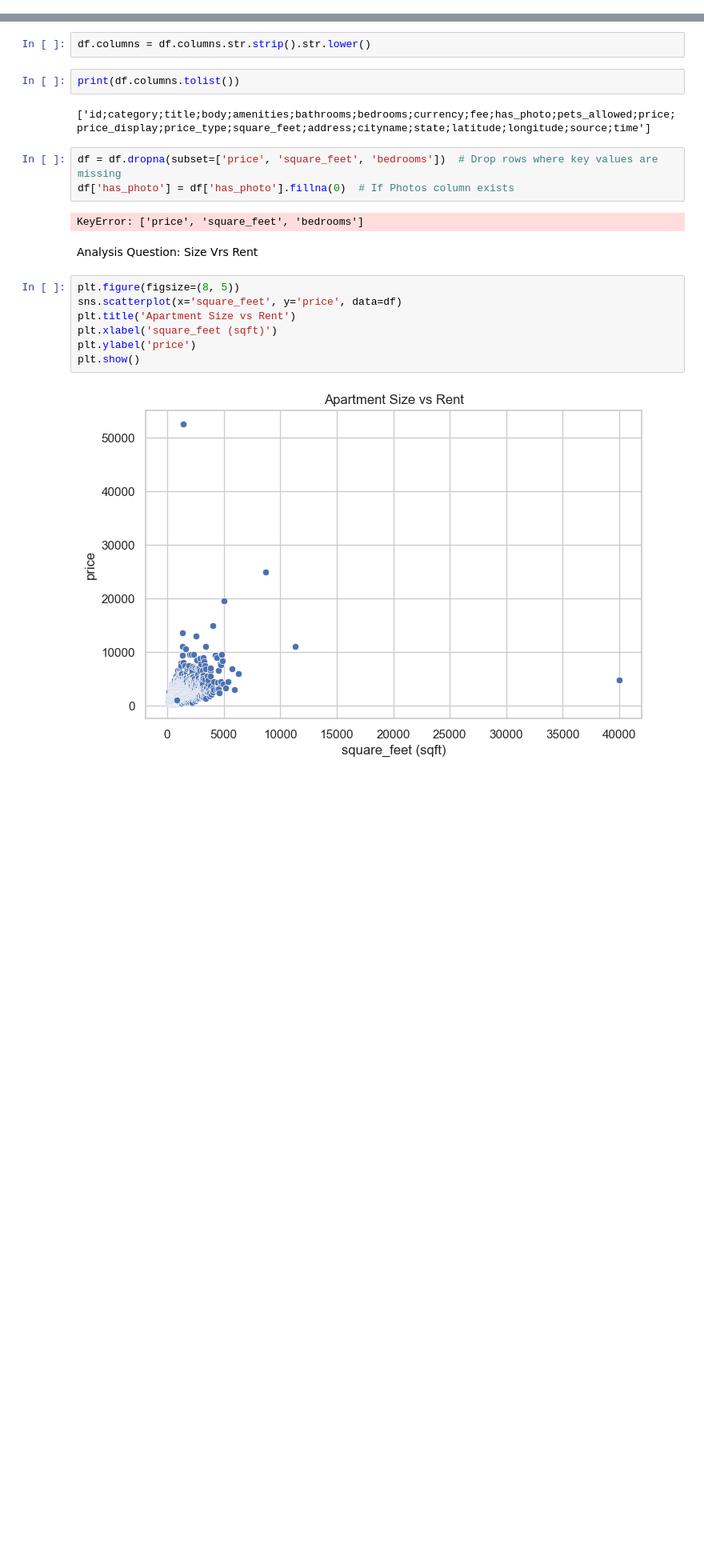
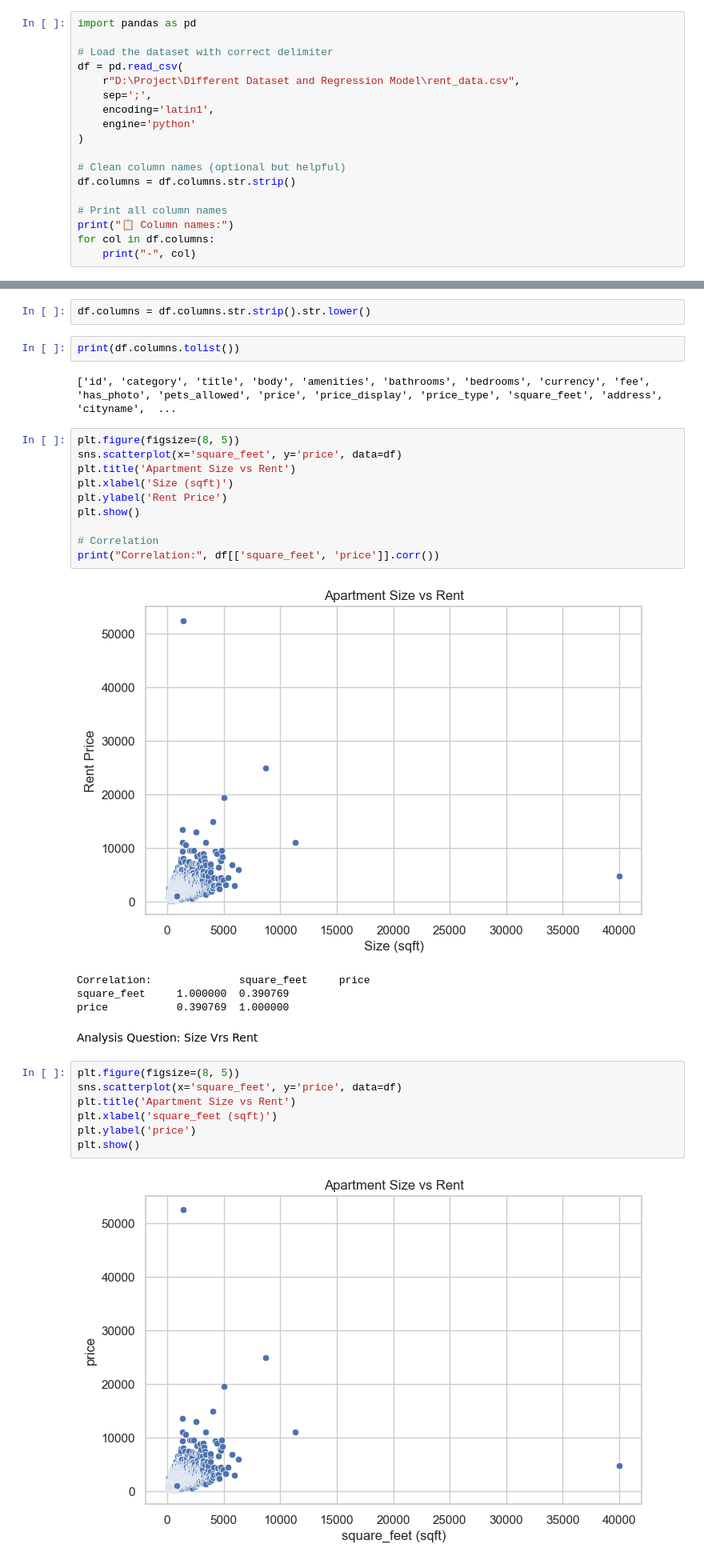
Before and after one commit to Amodni007/Different-Dataset-And-Regression-Model, a Jupyter notebook: Rent_EDA.ipynb, the cells around one changed output, grey strips where cells are left out. Shown at 80% size. Saved outputs shown, nothing was run; the diff lists cells and outputs as text; blank space fills up the shorter version.

```diff
--- a/Rent_EDA.ipynb
+++ b/Rent_EDA.ipynb
@@ -57,3 +57,21 @@ df.isnull().sum()
 # %% [output]
 id;category;title;body;amenities;bathrooms;bedrooms;currency;fee;has_photo;pets_allowed;price;price_display;price_type;square_feet;address;cityname;state;latitude;longitude;source;time    5557
 dtype: int64
+# %%
+import pandas as pd
+
+# Load the dataset with correct delimiter
+df = pd.read_csv(
+    r"D:\Project\Different Dataset and Regression Model\rent_data.csv",
+    sep=';',
+    encoding='latin1',
+    engine='python'
+)
+
+# Clean column names (optional but helpful)
+df.columns = df.columns.str.strip()
+
+# Print all column names
+print("📋 Column names:")
+for col in df.columns:
+    print("-", col)
@@ -62,12 +100,22 @@ df.columns = df.columns.str.strip().str.lower()
 # %%
 print(df.columns.tolist())
 # %% [output]
-['id;category;title;body;amenities;bathrooms;bedrooms;currency;fee;has_photo;pets_allowed;price;price_display;price_type;square_feet;address;cityname;state;latitude;longitude;source;time']
+['id', 'category', 'title', 'body', 'amenities', 'bathrooms', 'bedrooms', 'currency', 'fee', 'has_photo', 'pets_allowed', 'price', 'price_display', 'price_type', 'square_feet', 'address', 'cityname',  ...
-# %%
-df = df.dropna(subset=['price', 'square_feet', 'bedrooms'])  # Drop rows where key values are missing
-df['has_photo'] = df['has_photo'].fillna(0)  # If Photos column exists
-# %% [output]
-KeyError: ['price', 'square_feet', 'bedrooms']
+# %%
+plt.figure(figsize=(8, 5))
+sns.scatterplot(x='square_feet', y='price', data=df)
+plt.title('Apartment Size vs Rent')
+plt.xlabel('Size (sqft)')
+plt.ylabel('Rent Price')
+plt.show()
+
+# Correlation
+print("Correlation:", df[['square_feet', 'price']].corr())
+# %% [output]
+[figure, added]
+Correlation:              square_feet     price
+square_feet     1.000000  0.390769
+price           0.390769  1.000000
 # %% [markdown]
 Analysis Question: Size Vrs Rent
 # %%
```
Also changed, not shown: parts of 3 cells of this notebook, 3 other files.
